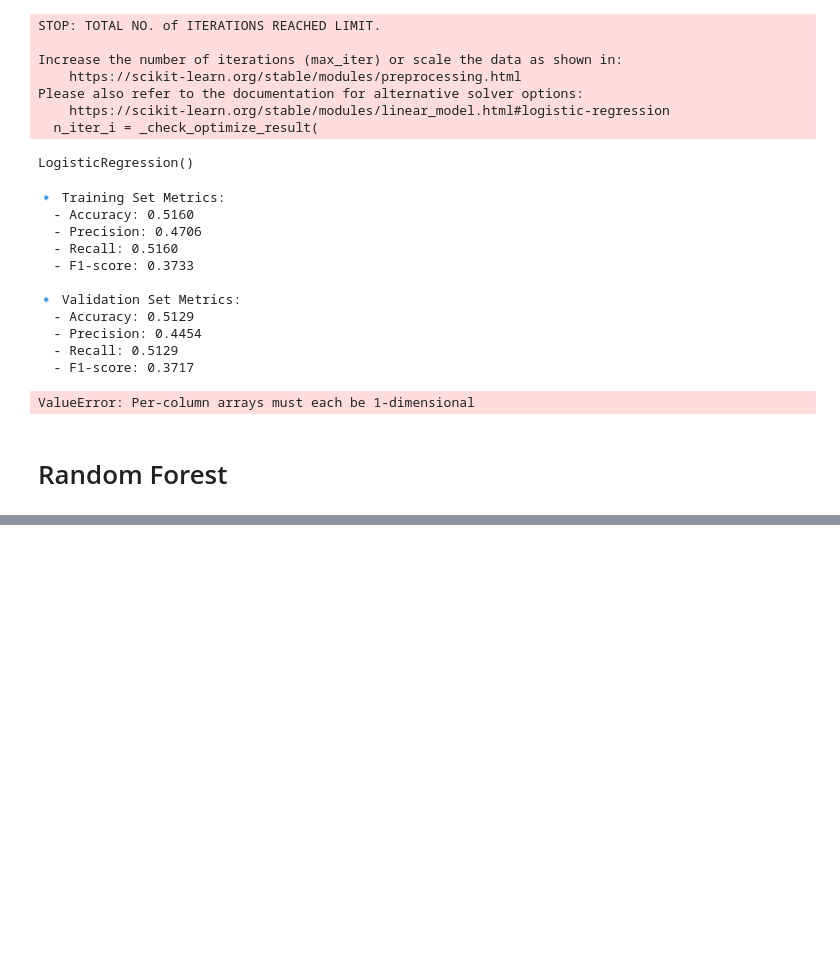
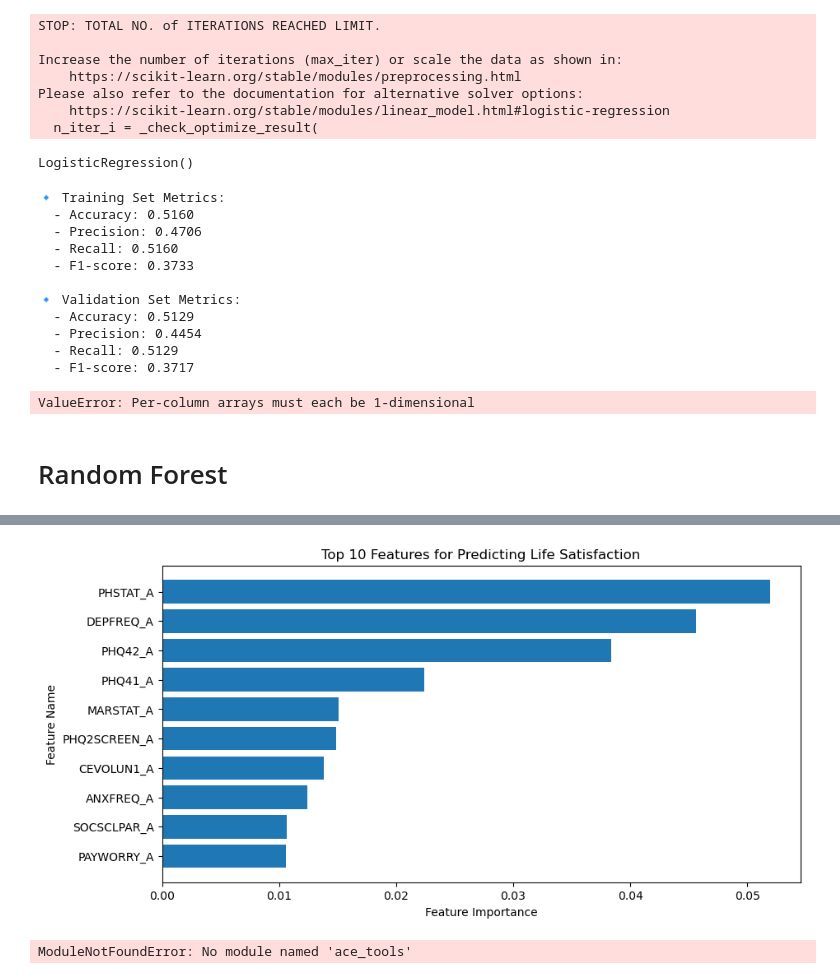
Before and after one commit to scarlson-sketch/NHIS_Predicting_Life_Satisfcation, a Jupyter notebook: Predicting_Life_Satisfaction.ipynb, the cells around one changed output, grey strips where cells are left out. Saved outputs shown, nothing was run; the diff lists cells and outputs as text; code cells hidden in the pictures; blank space fills up the shorter version.

```diff
--- a/Predicting_Life_Satisfaction.ipynb
+++ b/Predicting_Life_Satisfaction.ipynb
@@ -474,7 +478,7 @@ random_search = RandomizedSearchCV(
 )
 
 # Fit to training data
-random_search.fit(X_train_resampled, y_train_resampled)
+random_search.fit(X_train_selected, y_train)
 
 # Print the best hyperparameters
 print("\n✅ Best Hyperparameters:")
@@ -490,9 +494,9 @@ Fitting 5 folds for each of 20 candidates, totalling 100 fits
 # %%
 # Train best model
-best_rf.fit(X_train_resampled, y_train_resampled)
+best_rf.fit(X_train_selected, y_train)
 
 # Make predictions
-rf_train_preds = best_rf.predict(X_train_resampled)
+rf_train_preds = best_rf.predict(X_train_selected)
 rf_val_preds = best_rf.predict(X_val_selected)
 # %%
 # Function to evaluate classification performance
@@ -550,0 +627,7 @@ RFECV+KMeansSmote
+# %%
+# Train best model
+best_xgb = random_search.best_estimator_
+
+# Make predictions
+xgb_train_preds = best_xgb.predict(X_train_selected) + 1
+xgb_val_preds = best_xgb.predict(X_val_selected) + 1
@@ -550,0 +664,37 @@ RFECV+KMeansSmote
+# %%
+import matplotlib.pyplot as plt
+import numpy as np
+import pandas as pd
+
+# Get feature importances from the trained XGBoost model
+feature_importances = best_xgb.feature_importances_
+feature_names = np.array(X_train_selected.columns)
+
+# Sort features by importance
+sorted_indices = np.argsort(feature_importances)[::-1]  # Sort in descending order
+top_n = 10  # Change this number to get more/less features
+
+# Select top 10 features
+top_features = feature_names[sorted_indices[:top_n]]
+top_importances = feature_importances[sorted_indices[:top_n]]
+
+# Create DataFrame for easy viewing
+top_features_df = pd.DataFrame({
+    'Feature': top_features,
+    'Importance': top_importances
+})
+
+# Plot top 10 features
+plt.figure(figsize=(10, 5))
+plt.barh(top_features[::-1], top_importances[::-1], align="center")
+plt.xlabel("Feature Importance")
+plt.ylabel("Feature Name")
+plt.title("Top 10 Features for Predicting Life Satisfaction")
+plt.show()
+
+# Display the top features in table format
+import ace_tools as tools
+tools.display_dataframe_to_user(name="Top 10 Important Features", dataframe=top_features_df)
+# %% [output]
+[figure, added]
+ModuleNotFoundError: No module named 'ace_tools'
```
Also changed, not shown: parts of 10 cells of this notebook.
